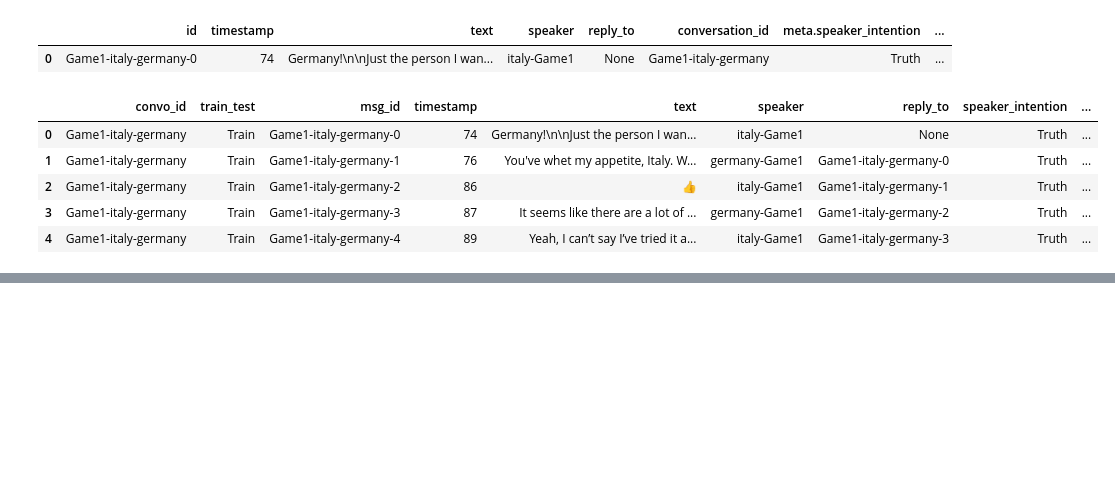
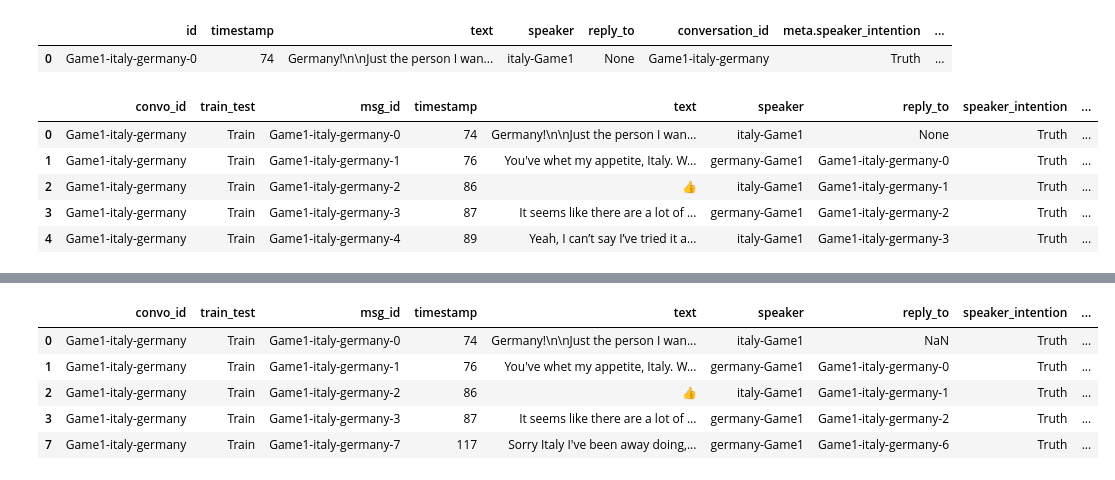
Before and after one commit to quarbby/special-umbrella, a Jupyter notebook: separate_dataframe.ipynb, the cells around one changed output, grey strips where cells are left out. Cells and saved outputs as stored; diff of their text form; code cells hidden in the pictures; blank space fills up the shorter version.

```diff
--- a/separate_dataframe.ipynb
+++ b/separate_dataframe.ipynb
@@ -74,0 +87,12 @@ converted_df.to_csv('diplomacy_corpus.csv',index=False)
+# %%
+deception_list = ['Cassandra', 'Straightforward']
+df_filtered = df.loc[df['deception_quadrant'].isin(deception_list)]
+# %%
+df_filtered.head(5)
+# %% [output]
+|  | convo_id | train_test | msg_id | timestamp | text | speaker | reply_to | speaker_intention | ... |
+| 0 | Game1-italy-germany | Train | Game1-italy-germany-0 | 74 | Germany!\n\nJust the person I wan... | italy-Game1 | NaN | Truth | ... |
+| 1 | Game1-italy-germany | Train | Game1-italy-germany-1 | 76 | You've whet my appetite, Italy. W... | germany-Game1 | Game1-italy-germany-0 | Truth | ... |
+| 2 | Game1-italy-germany | Train | Game1-italy-germany-2 | 86 | 👍 | italy-Game1 | Game1-italy-germany-1 | Truth | ... |
+| 3 | Game1-italy-germany | Train | Game1-italy-germany-3 | 87 | It seems like there are a lot of ... | germany-Game1 | Game1-italy-germany-2 | Truth | ... |
+| 7 | Game1-italy-germany | Train | Game1-italy-germany-7 | 117 | Sorry Italy I've been away doing,... | germany-Game1 | Game1-italy-germany-6 | Truth | ... |
```
Also changed, not shown: parts of 5 cells of this notebook, 2 other files.
